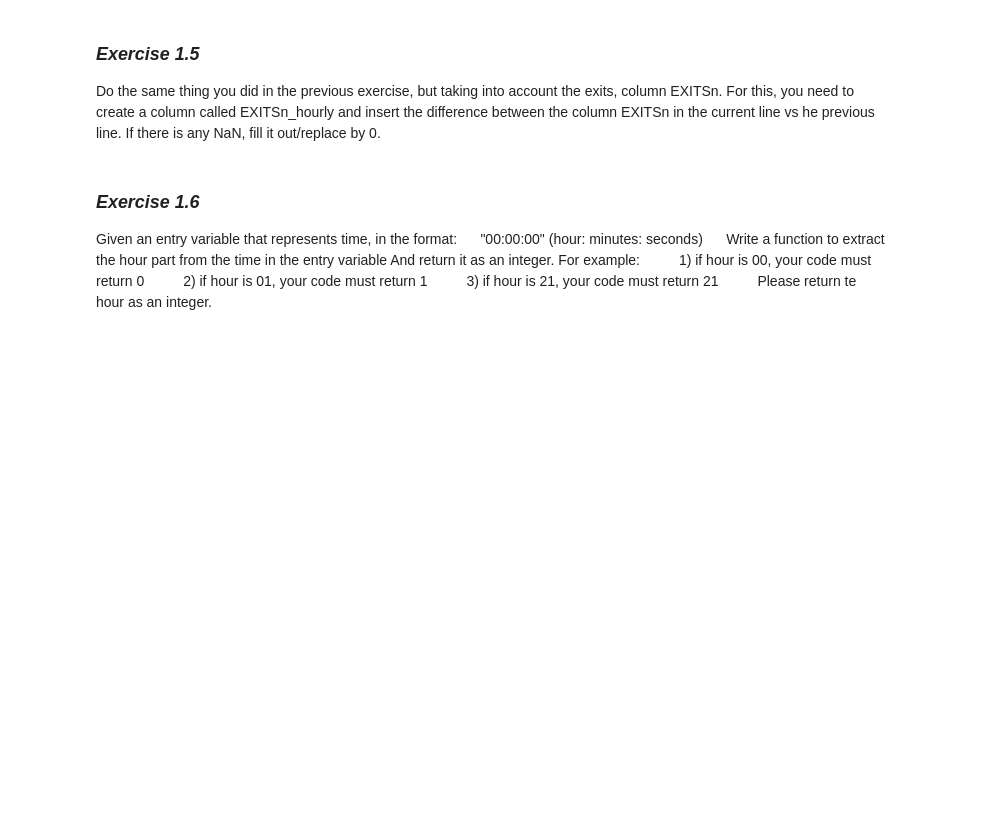
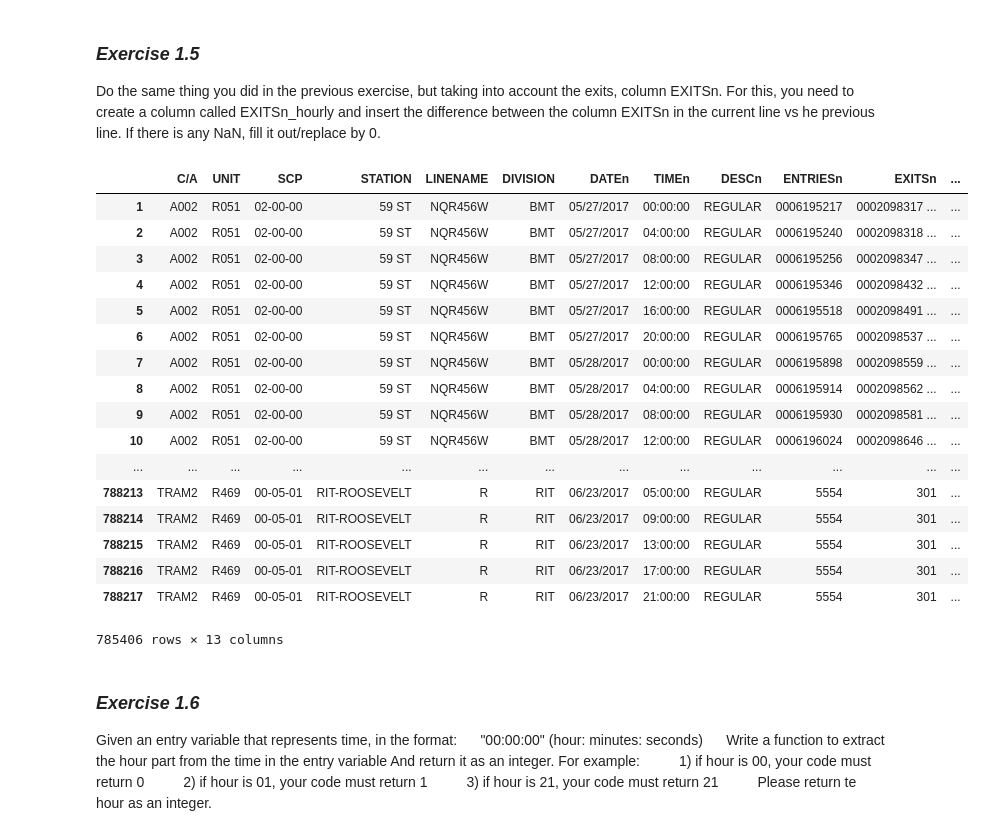
Before and after one commit to sanjeevai/nyc_subway_data_analysis, a Jupyter notebook: Analyzing_Subway_Data_NDFDSI.ipynb, the cells around one changed output. Saved outputs shown, nothing was run; the diff lists cells and outputs as text; code cells hidden in the pictures; blank space fills up the shorter version.

```diff
--- a/Analyzing_Subway_Data_NDFDSI.ipynb
+++ b/Analyzing_Subway_Data_NDFDSI.ipynb
@@ -268,3 +261,32 @@ def get_hourly_exits(df):
+# %%
+import pandas
+
+def get_hourly_exits(df):
+
+    df["EXITSn_hourly"] = pd.to_numeric(df["EXITSn"]) -  pd.to_numeric(df["EXITSn"].shift())
+    df["EXITSn_hourly"].fillna(value = int(0), inplace = True)
+    return df
+# %%
+get_hourly_exits(df)
+# %% [output]
+|  | C/A | UNIT | SCP | STATION | LINENAME | DIVISION | DATEn | TIMEn | DESCn | ENTRIESn | EXITSn | ... |
+| 1 | A002 | R051 | 02-00-00 | 59 ST | NQR456W | BMT | 05/27/2017 | 00:00:00 | REGULAR | 0006195217 | 0002098317 ... | ... |
+| 2 | A002 | R051 | 02-00-00 | 59 ST | NQR456W | BMT | 05/27/2017 | 04:00:00 | REGULAR | 0006195240 | 0002098318 ... | ... |
+| 3 | A002 | R051 | 02-00-00 | 59 ST | NQR456W | BMT | 05/27/2017 | 08:00:00 | REGULAR | 0006195256 | 0002098347 ... | ... |
+| 4 | A002 | R051 | 02-00-00 | 59 ST | NQR456W | BMT | 05/27/2017 | 12:00:00 | REGULAR | 0006195346 | 0002098432 ... | ... |
+| 5 | A002 | R051 | 02-00-00 | 59 ST | NQR456W | BMT | 05/27/2017 | 16:00:00 | REGULAR | 0006195518 | 0002098491 ... | ... |
+| 6 | A002 | R051 | 02-00-00 | 59 ST | NQR456W | BMT | 05/27/2017 | 20:00:00 | REGULAR | 0006195765 | 0002098537 ... | ... |
+| 7 | A002 | R051 | 02-00-00 | 59 ST | NQR456W | BMT | 05/28/2017 | 00:00:00 | REGULAR | 0006195898 | 0002098559 ... | ... |
+| 8 | A002 | R051 | 02-00-00 | 59 ST | NQR456W | BMT | 05/28/2017 | 04:00:00 | REGULAR | 0006195914 | 0002098562 ... | ... |
+| 9 | A002 | R051 | 02-00-00 | 59 ST | NQR456W | BMT | 05/28/2017 | 08:00:00 | REGULAR | 0006195930 | 0002098581 ... | ... |
+| 10 | A002 | R051 | 02-00-00 | 59 ST | NQR456W | BMT | 05/28/2017 | 12:00:00 | REGULAR | 0006196024 | 0002098646 ... | ... |
+| ... | ... | ... | ... | ... | ... | ... | ... | ... | ... | ... | ... | ... |
+| 788213 | TRAM2 | R469 | 00-05-01 | RIT-ROOSEVELT | R | RIT | 06/23/2017 | 05:00:00 | REGULAR | 5554 | 301 | ... |
+| 788214 | TRAM2 | R469 | 00-05-01 | RIT-ROOSEVELT | R | RIT | 06/23/2017 | 09:00:00 | REGULAR | 5554 | 301 | ... |
+| 788215 | TRAM2 | R469 | 00-05-01 | RIT-ROOSEVELT | R | RIT | 06/23/2017 | 13:00:00 | REGULAR | 5554 | 301 | ... |
+| 788216 | TRAM2 | R469 | 00-05-01 | RIT-ROOSEVELT | R | RIT | 06/23/2017 | 17:00:00 | REGULAR | 5554 | 301 | ... |
+| 788217 | TRAM2 | R469 | 00-05-01 | RIT-ROOSEVELT | R | RIT | 06/23/2017 | 21:00:00 | REGULAR | 5554 | 301 | ... |
+785406 rows × 13 columns
 # %% [markdown]
 ### *Exercise 1.6*
 
```
Also changed, not shown: parts of 2 cells of this notebook.
